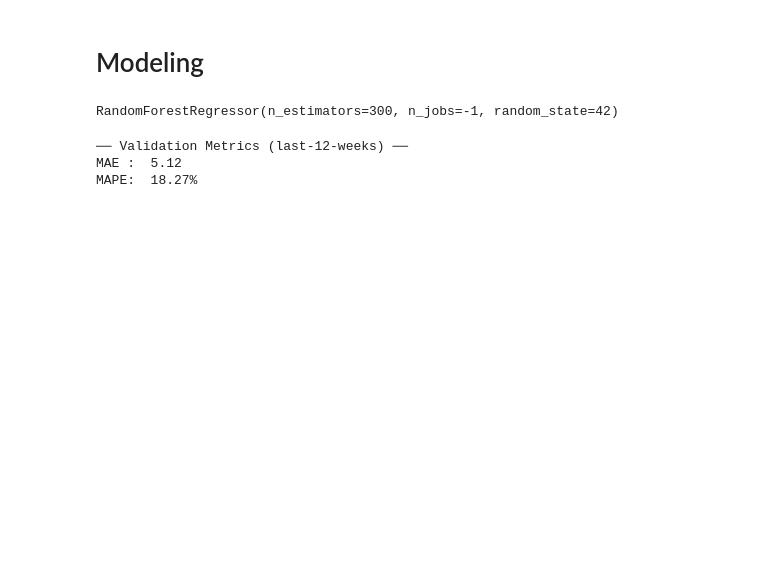
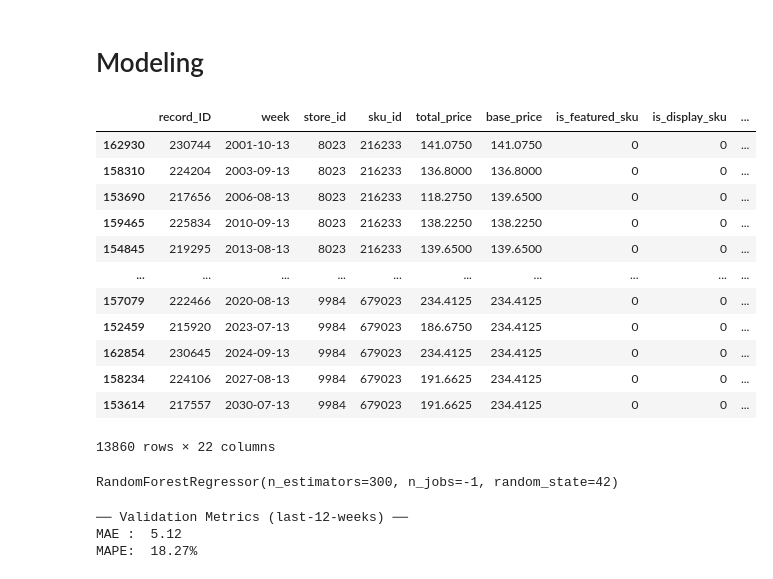
Before and after one commit to ngnquanq/Demand-Forecasting, a Jupyter notebook: notebooks/playground.ipynb, the cells around one changed output. Cells and saved outputs as stored; diff of their text form; code cells hidden in the pictures; blank space fills up the shorter version.

```diff
--- a/notebooks/playground.ipynb
+++ b/notebooks/playground.ipynb
@@ -163,6 +213,22 @@ train_lagged = train_lagged.dropna(subset=[f'units_sold_lag_{i}'
 
 X_train = train_lagged[FEATURE_COLS]
 y_train = train_lagged["units_sold"]
+# %%
+test_lagged
+# %% [output]
+|  | record_ID | week | store_id | sku_id | total_price | base_price | is_featured_sku | is_display_sku | ... |
+| 162930 | 230744 | 2001-10-13 | 8023 | 216233 | 141.0750 | 141.0750 | 0 | 0 | ... |
+| 158310 | 224204 | 2003-09-13 | 8023 | 216233 | 136.8000 | 136.8000 | 0 | 0 | ... |
+| 153690 | 217656 | 2006-08-13 | 8023 | 216233 | 118.2750 | 139.6500 | 0 | 0 | ... |
+| 159465 | 225834 | 2010-09-13 | 8023 | 216233 | 138.2250 | 138.2250 | 0 | 0 | ... |
+| 154845 | 219295 | 2013-08-13 | 8023 | 216233 | 139.6500 | 139.6500 | 0 | 0 | ... |
+| ... | ... | ... | ... | ... | ... | ... | ... | ... | ... |
+| 157079 | 222466 | 2020-08-13 | 9984 | 679023 | 234.4125 | 234.4125 | 0 | 0 | ... |
+| 152459 | 215920 | 2023-07-13 | 9984 | 679023 | 186.6750 | 234.4125 | 0 | 0 | ... |
+| 162854 | 230645 | 2024-09-13 | 9984 | 679023 | 234.4125 | 234.4125 | 0 | 0 | ... |
+| 158234 | 224106 | 2027-08-13 | 9984 | 679023 | 191.6625 | 234.4125 | 0 | 0 | ... |
+| 153614 | 217557 | 2030-07-13 | 9984 | 679023 | 191.6625 | 234.4125 | 0 | 0 | ... |
+13860 rows × 22 columns
 # %%
 pipeline.named_steps["model"].fit(X_train, y_train)
 # %% [output]
```
Also changed, not shown: parts of 9 cells of this notebook, 4 other files.
